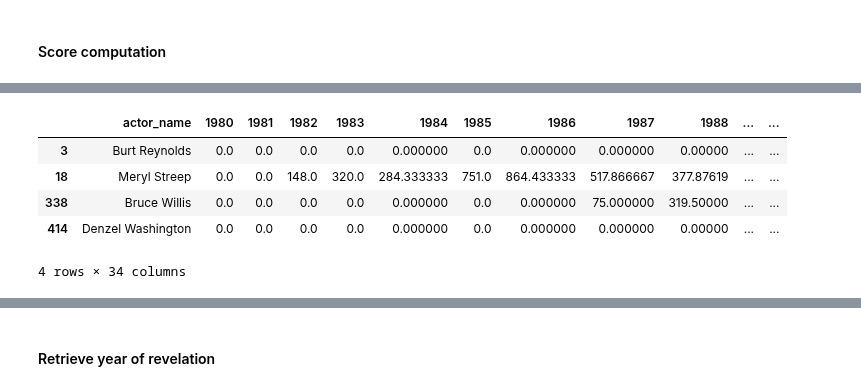
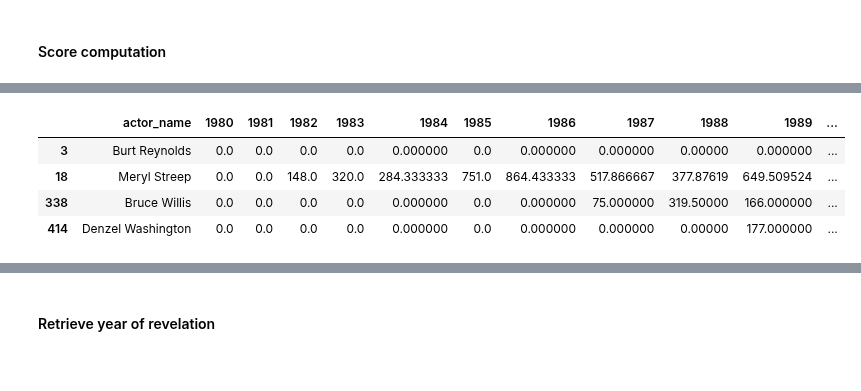
Before and after one commit to epfl-ada/ada-2022-project-dadalife, a Jupyter notebook: preprocessing.ipynb, the cells around one changed output, grey strips where cells are left out. Cells and saved outputs as stored; diff of their text form; code cells hidden in the pictures.

```diff
--- a/preprocessing.ipynb
+++ b/preprocessing.ipynb
@@ -976,5 +1034,5 @@ def compute_weight(row):
     return actor_score_weighted
 # %%
 %%time
-df_yearly_decayed = df_numbers_yearly.apply(lambda row: compute_weight(row), axis=1).to_frame()
+df_yearly_decayed = df_numbers_yearly.apply(lambda row: compute_weight(row), axis=1).copy().to_frame()
 # %% [output]
@@ -984,26 +1042,25 @@ Wall time: 9.67 s
 df_numbers_yearly.set_index('actor_name', inplace=True)
 years.reverse()
 # %%
-df_yearly_decayed=pd.DataFrame(df_yearly_decayed[0].to_list(), columns=years).copy()
-df_yearly_decayed['actor_name'] = df_numbers_yearly.index.values
-df_yearly_decayed.set_index('actor_name', inplace=True)
+score=pd.DataFrame(df_yearly_decayed[0].to_list(), columns=years).copy()
+score['actor_name'] = df_numbers_yearly.index.values
+score.set_index('actor_name', inplace=True)
 # %%
-df_yearly_decayed = df_yearly_decayed.loc[~(df_yearly_decayed==0).all(axis=1)]
+score = score.loc[~(score==0).all(axis=1)]
 # %%
-df_yearly_decayed.reset_index(inplace=True)
+score.reset_index(inplace=True)
 # %%
 filter_conditions=(
-    (df_yearly_decayed['actor_name'] == 'Burt Reynolds') |
-    (df_yearly_decayed['actor_name'] == 'Denzel Washington') |
-    (df_yearly_decayed['actor_name'] == 'Meryl Streep') |
-    (df_yearly_decayed['actor_name'] == 'Bruce Willis')
+    (score['actor_name'] == 'Burt Reynolds') |
+    (score['actor_name'] == 'Denzel Washington') |
+    (score['actor_name'] == 'Meryl Streep') |
+    (score['actor_name'] == 'Bruce Willis')
 )
-df_yearly_decayed.loc[filter_conditions]
+score.loc[filter_conditions]
 # %% [output]
-|  | actor_name | 1980 | 1981 | 1982 | 1983 | 1984 | 1985 | 1986 | 1987 | 1988 | ... | ... |
-| 3 | Burt Reynolds | 0.0 | 0.0 | 0.0 | 0.0 | 0.000000 | 0.0 | 0.000000 | 0.000000 | 0.00000 | ... | ... |
-| 18 | Meryl Streep | 0.0 | 0.0 | 148.0 | 320.0 | 284.333333 | 751.0 | 864.433333 | 517.866667 | 377.87619 | ... | ... |
-| 338 | Bruce Willis | 0.0 | 0.0 | 0.0 | 0.0 | 0.000000 | 0.0 | 0.000000 | 75.000000 | 319.50000 | ... | ... |
-| 414 | Denzel Washington | 0.0 | 0.0 | 0.0 | 0.0 | 0.000000 | 0.0 | 0.000000 | 0.000000 | 0.00000 | ... | ... |
+|  | actor_name | 1980 | 1981 | 1982 | 1983 | 1984 | 1985 | 1986 | 1987 | 1988 | 1989 | ... |
+| 3 | Burt Reynolds | 0.0 | 0.0 | 0.0 | 0.0 | 0.000000 | 0.0 | 0.000000 | 0.000000 | 0.00000 | 0.000000 | ... |
+| 18 | Meryl Streep | 0.0 | 0.0 | 148.0 | 320.0 | 284.333333 | 751.0 | 864.433333 | 517.866667 | 377.87619 | 649.509524 | ... |
+| 338 | Bruce Willis | 0.0 | 0.0 | 0.0 | 0.0 | 0.000000 | 0.0 | 0.000000 | 75.000000 | 319.50000 | 166.000000 | ... |
+| 414 | Denzel Washington | 0.0 | 0.0 | 0.0 | 0.0 | 0.000000 | 0.0 | 0.000000 | 0.000000 | 0.00000 | 177.000000 | ... |
-4 rows × 34 columns
 # %%
```
Also changed, not shown: parts of 47 cells of this notebook.
